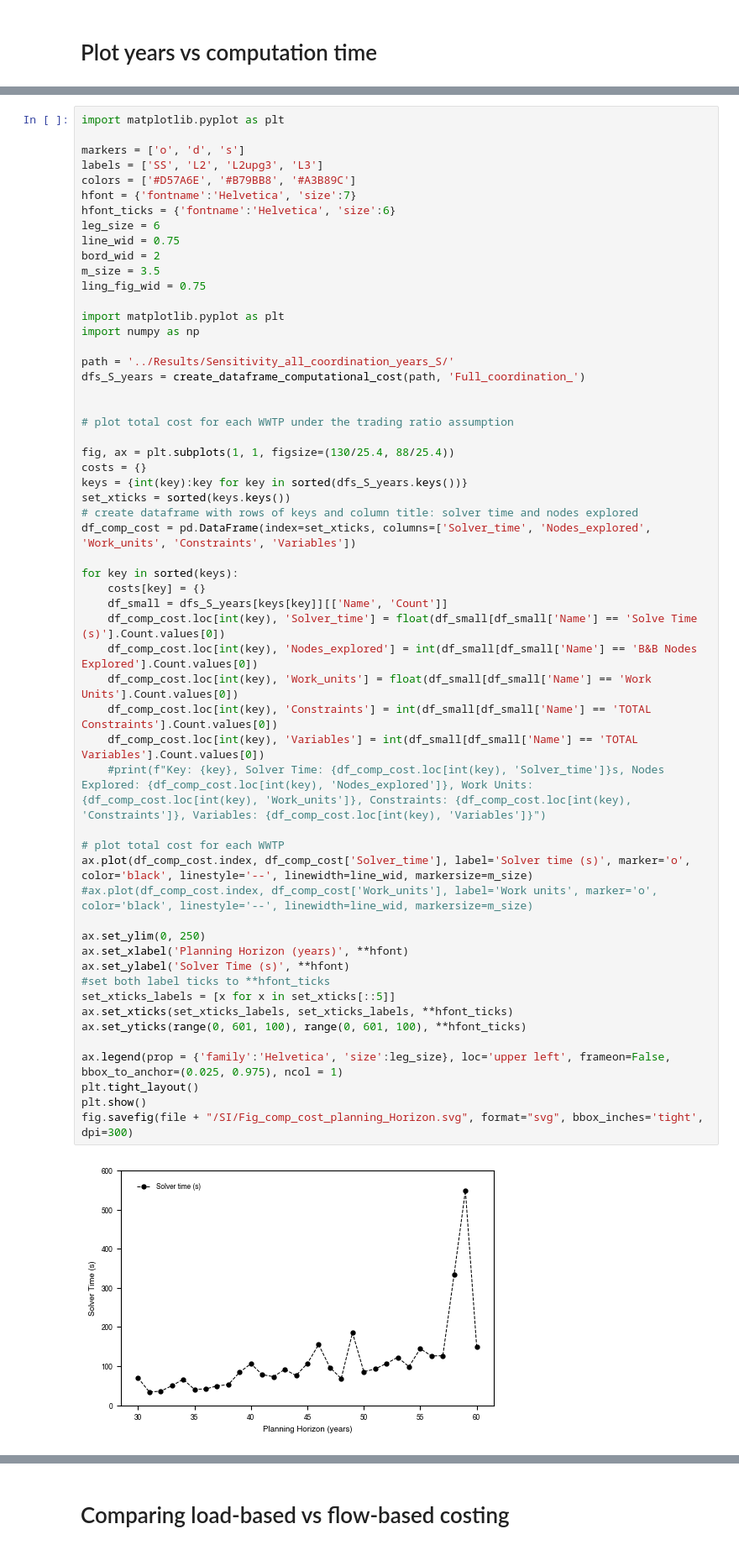
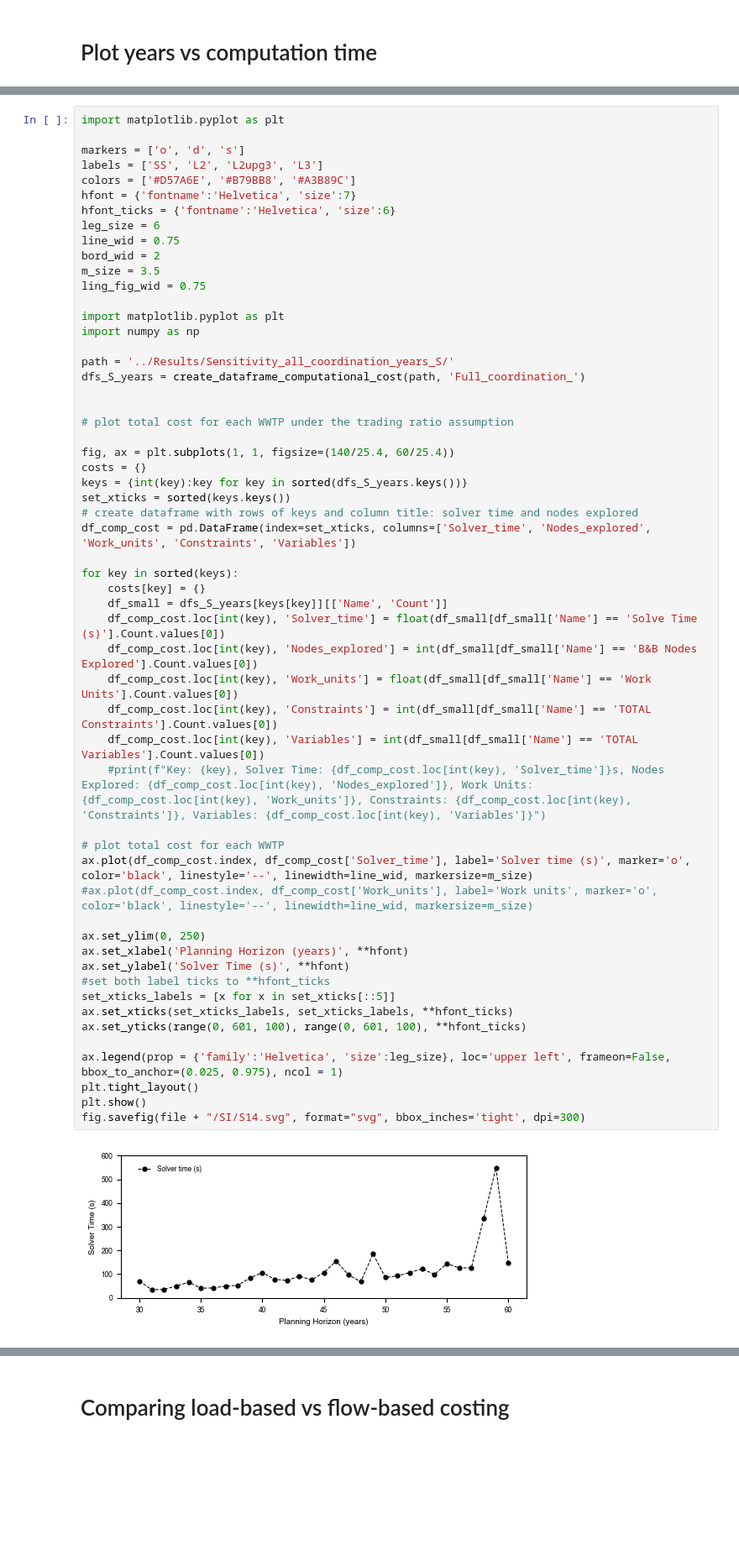
Before and after one commit to we3lab/Cap_Expansion_Model_SFBay, a Jupyter notebook: Jupyter_Scripts_for_Figures/Fig_4_Sensitivity.ipynb, the cells around one changed output, grey strips where cells are left out. Shown at 84% size. Cells and saved outputs as stored; diff of their text form; blank space fills up the shorter version.

Commit message:
updated jupyter notebooks for figures

```diff
--- a/Jupyter_Scripts_for_Figures/Fig_4_Sensitivity.ipynb
+++ b/Jupyter_Scripts_for_Figures/Fig_4_Sensitivity.ipynb
@@ -865,41 +560,41 @@ dfs_S_years = create_dataframe_computational_cost(path, 'Full_coordination_')
 
 # plot total cost for each WWTP under the trading ratio assumption
 
-fig, ax = plt.subplots(1, 1, figsize=(130/25.4, 88/25.4))
+fig, ax = plt.subplots(1, 1, figsize=(140/25.4, 60/25.4))
 costs = {}
 keys = {int(key):key for key in sorted(dfs_S_years.keys())}
 set_xticks = sorted(keys.keys())
 # create dataframe with rows of keys and column title: solver time and nodes explored
 df_comp_cost = pd.DataFrame(index=set_xticks, columns=['Solver_time', 'Nodes_explored', 'Work_units', 'Constraints', 'Variables'])
 
 for key in sorted(keys):
     costs[key] = {}
     df_small = dfs_S_years[keys[key]][['Name', 'Count']]
     df_comp_cost.loc[int(key), 'Solver_time'] = float(df_small[df_small['Name'] == 'Solve Time (s)'].Count.values[0])
     df_comp_cost.loc[int(key), 'Nodes_explored'] = int(df_small[df_small['Name'] == 'B&B Nodes Explored'].Count.values[0])
     df_comp_cost.loc[int(key), 'Work_units'] = float(df_small[df_small['Name'] == 'Work Units'].Count.values[0])
     df_comp_cost.loc[int(key), 'Constraints'] = int(df_small[df_small['Name'] == 'TOTAL Constraints'].Count.values[0])
     df_comp_cost.loc[int(key), 'Variables'] = int(df_small[df_small['Name'] == 'TOTAL Variables'].Count.values[0])
     #print(f"Key: {key}, Solver Time: {df_comp_cost.loc[int(key), 'Solver_time']}s, Nodes Explored: {df_comp_cost.loc[int(key), 'Nodes_explored']}, Work Units: {df_comp_cost.loc[int(key), 'Work_units']}, Constraints: {df_comp_cost.loc[int(key), 'Constraints']}, Variables: {df_comp_cost.loc[int(key), 'Variables']}")
 
 # plot total cost for each WWTP
 ax.plot(df_comp_cost.index, df_comp_cost['Solver_time'], label='Solver time (s)', marker='o', color='black', linestyle='--', linewidth=line_wid, markersize=m_size)
 #ax.plot(df_comp_cost.index, df_comp_cost['Work_units'], label='Work units', marker='o', color='black', linestyle='--', linewidth=line_wid, markersize=m_size)
 
 ax.set_ylim(0, 250)
 ax.set_xlabel('Planning Horizon (years)', **hfont)
 ax.set_ylabel('Solver Time (s)', **hfont)
 #set both label ticks to **hfont_ticks
 set_xticks_labels = [x for x in set_xticks[::5]]
 ax.set_xticks(set_xticks_labels, set_xticks_labels, **hfont_ticks)
 ax.set_yticks(range(0, 601, 100), range(0, 601, 100), **hfont_ticks)
 
 ax.legend(prop = {'family':'Helvetica', 'size':leg_size}, loc='upper left', frameon=False, bbox_to_anchor=(0.025, 0.975), ncol = 1)
 plt.tight_layout()
 plt.show()
-fig.savefig(file + "/SI/Fig_comp_cost_planning_Horizon.svg", format="svg", bbox_inches='tight', dpi=300)
+fig.savefig(file + "/SI/S14.svg", format="svg", bbox_inches='tight', dpi=300)
 # %% [output]
-[figure, old version]
+[figure, new version]
 # %%
 import matplotlib.pyplot as plt
 
```
Also changed, not shown: parts of 11 cells of this notebook, 2 other files.
